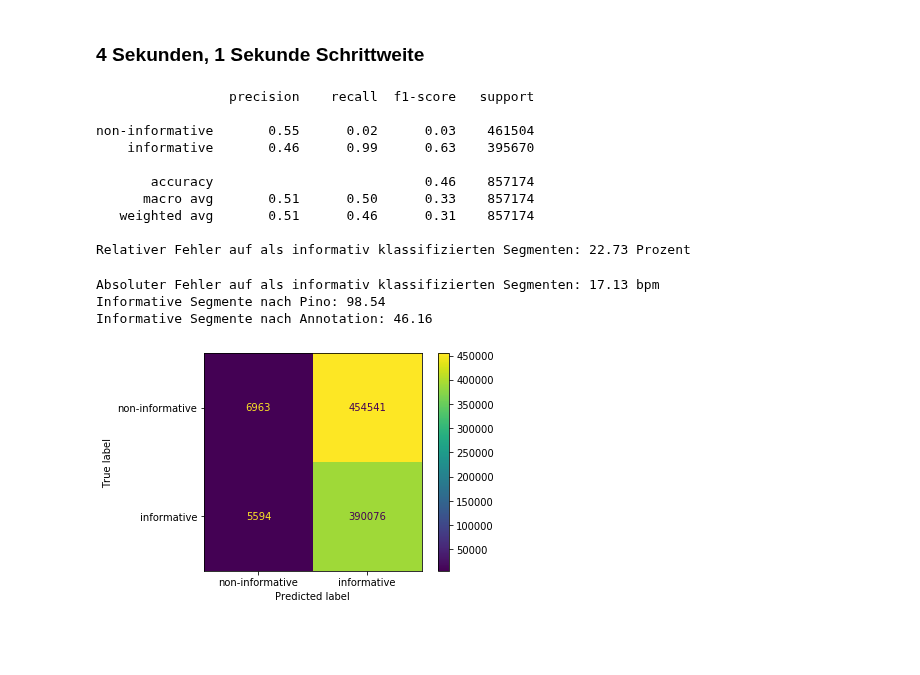
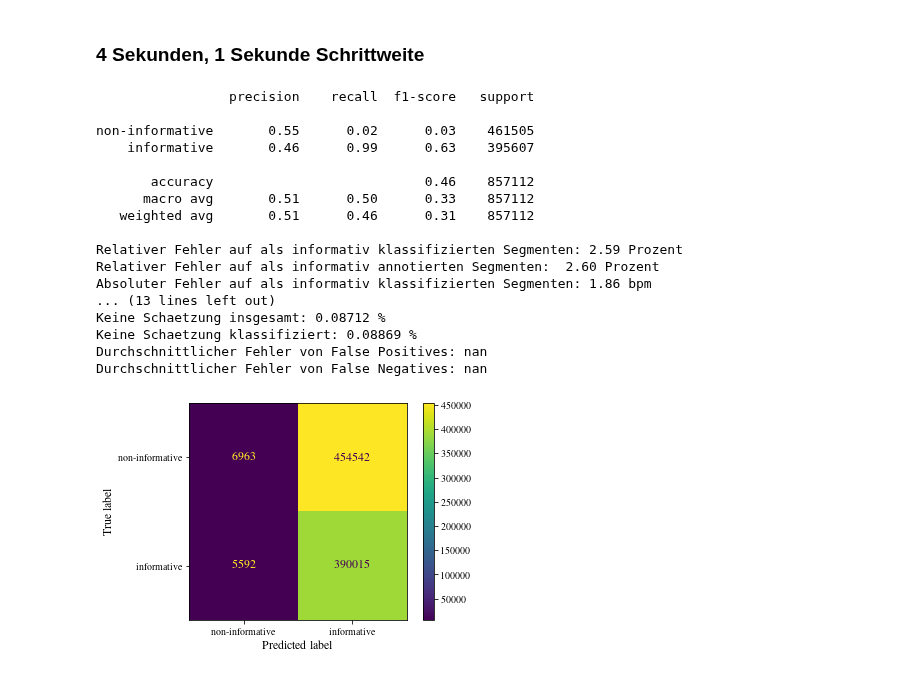
Before and after one commit to Zianor/Bachelorarbeit, a Jupyter notebook: Implementation/src/notebooks/estimator_results.ipynb, the cells around one changed output. Drawn from its saved outputs; the diff is of its cells as text; code cells hidden in the pictures; blank space fills up the shorter version.

```diff
--- a/Implementation/src/notebooks/estimator_results.ipynb
+++ b/Implementation/src/notebooks/estimator_results.ipynb
@@ -1,9 +1,14 @@
 # %%
 import estimators
+import utils
 
 import seaborn as sn
 from sklearn.metrics import confusion_matrix, classification_report, ConfusionMatrixDisplay
 import matplotlib.pyplot as plt
+
+plt.rcParams.update(utils.get_plt_settings())
+
+save=True
 # %% [markdown]
 # Brüser
 
@@ -78,29 +97,36 @@ Informative Segmente nach Annotation: 51.98
 # %%
 pino = estimators.PinoMinMaxStd(segment_length=4, overlap_amount=0.75)
 predicted = pino.predict_all_labels()
 labels = pino.target
 class_names = ['non-informative', 'informative']
 coverage = len(predicted[predicted])/len(predicted.index)*100
 coverage_annotated = len(labels[labels])/len(labels.index)*100
 
 ConfusionMatrixDisplay(confusion_matrix(labels, predicted), display_labels=class_names).plot()
 print(classification_report(labels, predicted, target_names=class_names))
 print("Relativer Fehler auf als informativ klassifizierten Segmenten: %.2f Prozent" % pino.get_mean_error_rel(pino.target.index, predicted))
+print("Relativer Fehler auf als informativ annotierten Segmenten:  %.2f Prozent" % brueser.get_mean_error_rel(pino.target.index))
 print("Absoluter Fehler auf als informativ klassifizierten Segmenten: %.2f bpm" % pino.get_mean_error_abs(pino.target.index, predicted))
+print("Absoluter Fehler auf als informativ annotierten Segmenten:  %.2f Prozent" % pino.get_mean_error_abs(pino.target.index))
 print("Informative Segmente nach Pino: %.2f" % coverage)
 print("Informative Segmente nach Annotation: %.2f" % coverage_annotated)
+pino.print_model_test_report()
 # %% [output]
                  precision    recall  f1-score   support
 
-non-informative       0.55      0.02      0.03    461504
-    informative       0.46      0.99      0.63    395670
+non-informative       0.55      0.02      0.03    461505
+    informative       0.46      0.99      0.63    395607
 
-       accuracy                           0.46    857174
-      macro avg       0.51      0.50      0.33    857174
-   weighted avg       0.51      0.46      0.31    857174
+       accuracy                           0.46    857112
+      macro avg       0.51      0.50      0.33    857112
+   weighted avg       0.51      0.46      0.31    857112
 
-Relativer Fehler auf als informativ klassifizierten Segmenten: 22.73 Prozent
+Relativer Fehler auf als informativ klassifizierten Segmenten: 2.59 Prozent
+Relativer Fehler auf als informativ annotierten Segmenten:  2.60 Prozent
+Absoluter Fehler auf als informativ klassifizierten Segmenten: 1.86 bpm
+... (13 lines left out)
+Keine Schaetzung insgesamt: 0.08712 %
+Keine Schaetzung klassifiziert: 0.08869 %
+Durchschnittlicher Fehler von False Positives: nan
+Durchschnittlicher Fehler von False Negatives: nan
-Absoluter Fehler auf als informativ klassifizierten Segmenten: 17.13 bpm
-Informative Segmente nach Pino: 98.54
-Informative Segmente nach Annotation: 46.16
-[figure, old version]
+[figure, new version]
```
Also changed, not shown: parts of 13 cells of this notebook, 2 other files.
